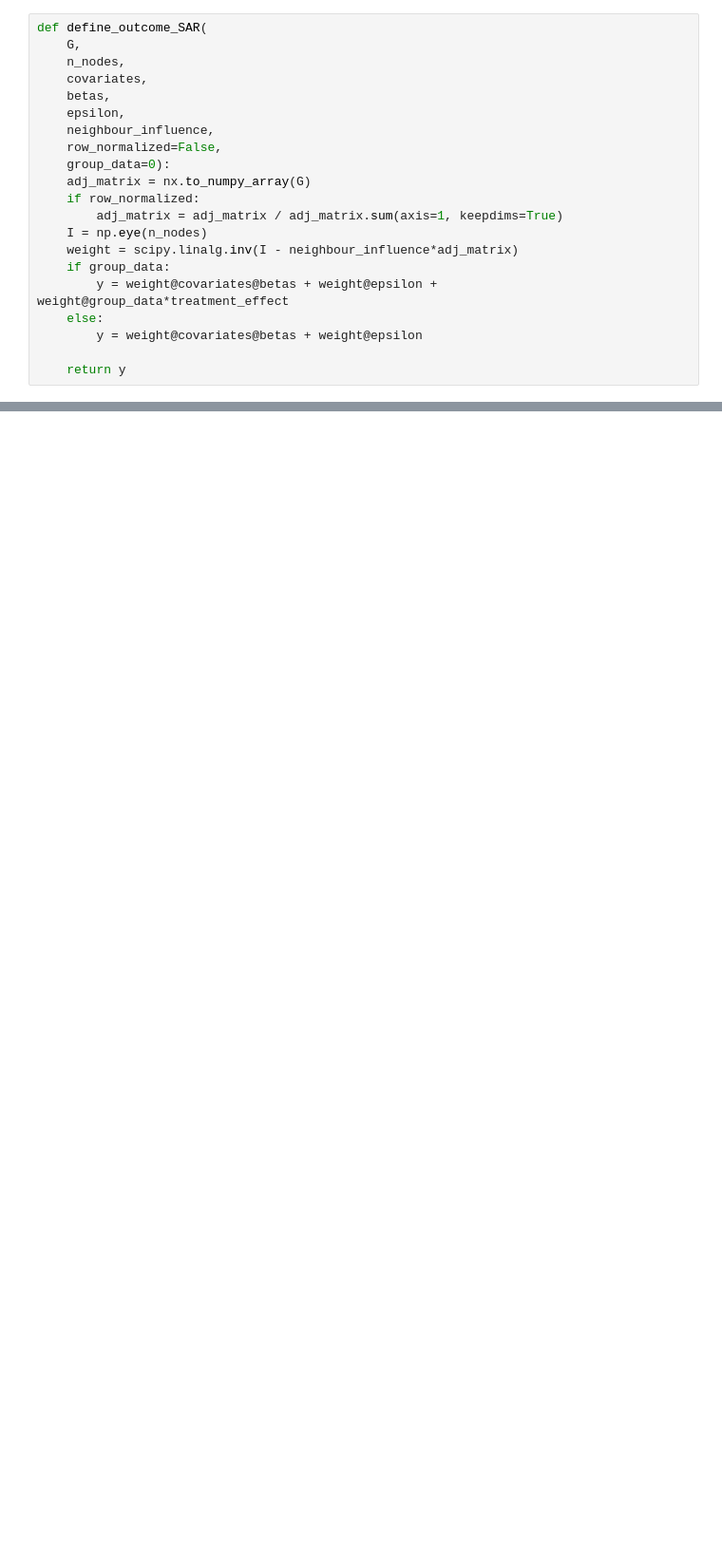
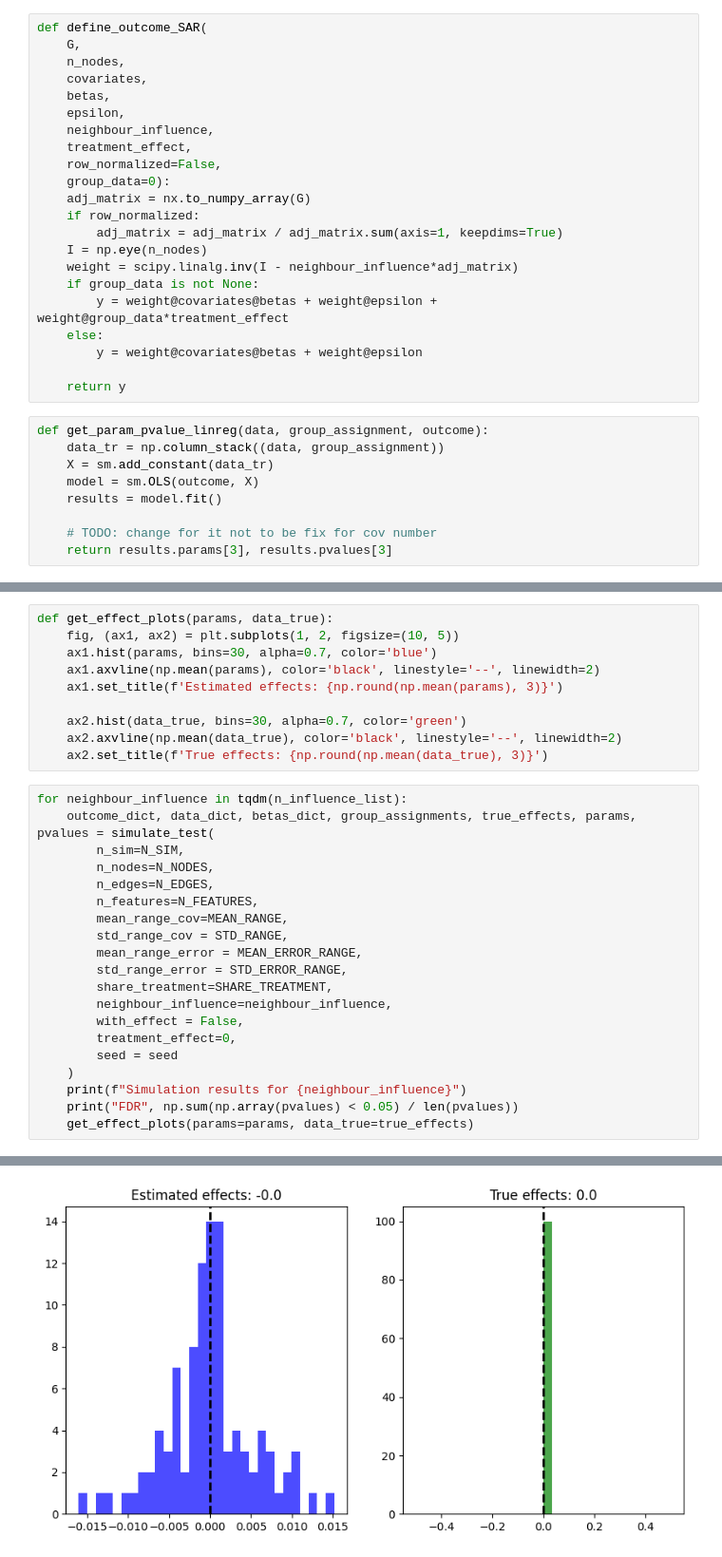
Before and after one commit to pr9vina/thesis_causal_network, a Jupyter notebook: notebooks/try.ipynb, the cells around one changed output, grey strips where cells are left out. Shown at 95% size. Saved outputs shown, nothing was run; the diff lists cells and outputs as text; blank space fills up the shorter version.

```diff
--- a/notebooks/try.ipynb
+++ b/notebooks/try.ipynb
@@ -73,6 +62,7 @@ def define_outcome_SAR(
     betas,
     epsilon,
     neighbour_influence,
+    treatment_effect,
     row_normalized=False,
     group_data=0):
     adj_matrix = nx.to_numpy_array(G)
@@ -80,10 +70,19 @@ def define_outcome_SAR(
         adj_matrix = adj_matrix / adj_matrix.sum(axis=1, keepdims=True)
     I = np.eye(n_nodes)
     weight = scipy.linalg.inv(I - neighbour_influence*adj_matrix)
-    if group_data:
+    if group_data is not None:
         y = weight@covariates@betas + weight@epsilon + weight@group_data*treatment_effect
     else:
         y = weight@covariates@betas + weight@epsilon
 
     return y
+# %%
+def get_param_pvalue_linreg(data, group_assignment, outcome):
+    data_tr = np.column_stack((data, group_assignment))
+    X = sm.add_constant(data_tr)
+    model = sm.OLS(outcome, X)
+    results = model.fit()
+
+    # TODO: change for it not to be fix for cov number
+    return results.params[3], results.pvalues[3]
 # %%
@@ -128,0 +132,31 @@ TODO:
+# %%
+def get_effect_plots(params, data_true):
+    fig, (ax1, ax2) = plt.subplots(1, 2, figsize=(10, 5))
+    ax1.hist(params, bins=30, alpha=0.7, color='blue')
+    ax1.axvline(np.mean(params), color='black', linestyle='--', linewidth=2)
+    ax1.set_title(f'Estimated effects: {np.round(np.mean(params), 3)}')
+
+    ax2.hist(data_true, bins=30, alpha=0.7, color='green')
+    ax2.axvline(np.mean(data_true), color='black', linestyle='--', linewidth=2)
+    ax2.set_title(f'True effects: {np.round(np.mean(data_true), 3)}')
+# %%
+for neighbour_influence in tqdm(n_influence_list):
+    outcome_dict, data_dict, betas_dict, group_assignments, true_effects, params, pvalues = simulate_test(
+        n_sim=N_SIM,
+        n_nodes=N_NODES,
+        n_edges=N_EDGES,
+        n_features=N_FEATURES,
+        mean_range_cov=MEAN_RANGE,
+        std_range_cov = STD_RANGE,
+        mean_range_error = MEAN_ERROR_RANGE,
+        std_range_error = STD_ERROR_RANGE,
+        share_treatment=SHARE_TREATMENT,
+        neighbour_influence=neighbour_influence,
+        with_effect = False,
+        treatment_effect=0,
+        seed = seed
+    )
+    print(f"Simulation results for {neighbour_influence}")
+    print("FDR", np.sum(np.array(pvalues) < 0.05) / len(pvalues))
+    get_effect_plots(params=params, data_true=true_effects)
+# %% [output]
@@ -128,0 +173 @@ TODO:
+[figure, added]
```
Also changed, not shown: parts of 9 cells of this notebook, 3 other files.
